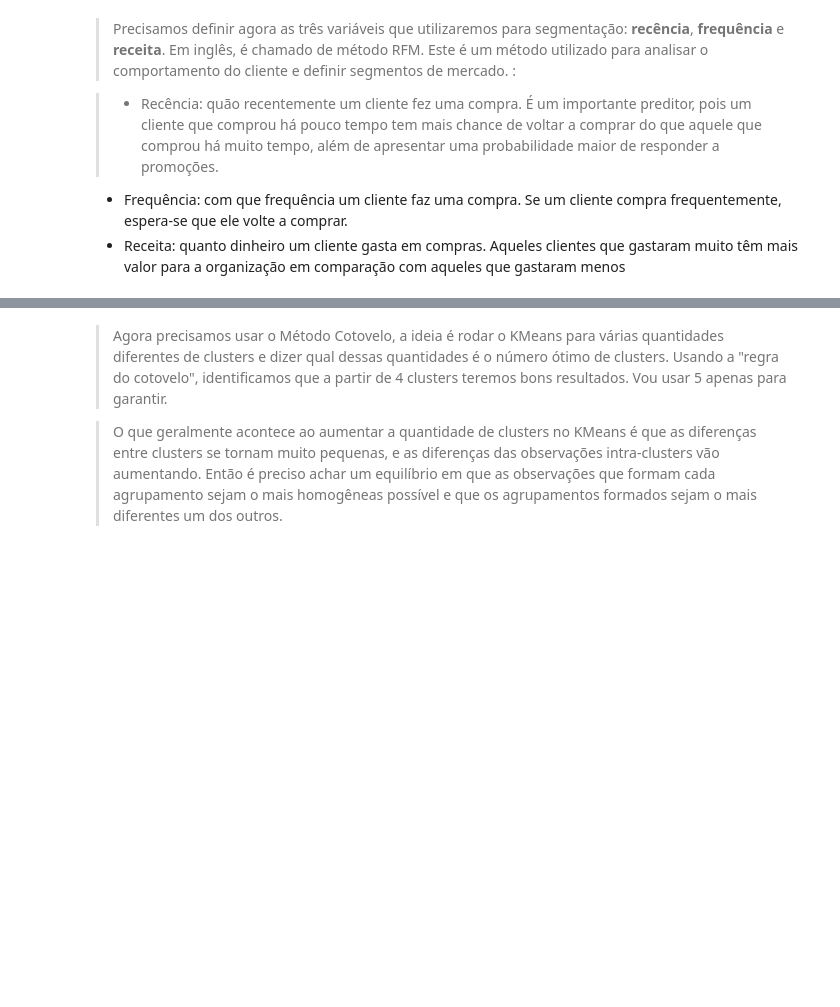
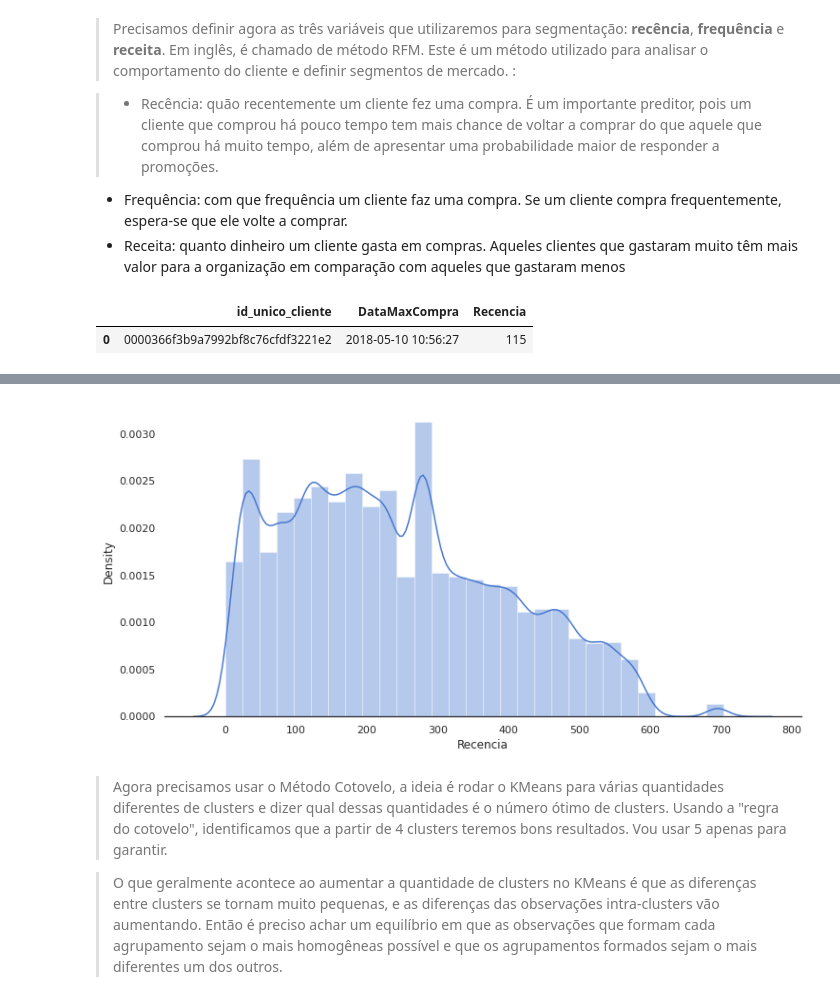
Before and after one commit to carlaolivei/Client-Segmentation, a Jupyter notebook: Clusterizacao-Segmentos.ipynb, the cells around one changed output, grey strips where cells are left out. Saved outputs shown, nothing was run; the diff lists cells and outputs as text; code cells hidden in the pictures; blank space fills up the shorter version.

```diff
--- a/Clusterizacao-Segmentos.ipynb
+++ b/Clusterizacao-Segmentos.ipynb
@@ -91,4 +111,11 @@ df_compra['DataMaxCompra']= pd.to_datetime(df_compra['DataMaxCompra'])
 > - Recência: quão recentemente um cliente fez uma compra. É um importante preditor, pois um cliente que comprou há pouco tempo tem mais chance de voltar a comprar do que aquele que comprou há muito tempo, além de apresentar uma probabilidade maior de responder a promoções.
 - Frequência: com que frequência um cliente faz uma compra.  Se um cliente compra frequentemente, espera-se que ele volte a comprar.
 - Receita: quanto dinheiro um cliente gasta em compras. Aqueles clientes que gastaram muito têm mais valor para a organização em comparação com aqueles que gastaram menos
+# %%
+#seleciona o ponto de observação como a data máxima de compra em nosso df e calculo quantos dias o cliente ficou sem fazer uma compra
+df_compra['Recencia'] = (df_compra['DataMaxCompra'].max() - df_compra['DataMaxCompra']).dt.days
+df_compra.head(1)
+# %% [output]
+|  | id_unico_cliente | DataMaxCompra | Recencia |
+| 0 | 0000366f3b9a7992bf8c76cfdf3221e2 | 2018-05-10 10:56:27 | 115 |
 # %%
@@ -108,12 +131,14 @@ df_usuario.head()
 | 4 | 23397e992b09769faf5e66f9e171a241 | 6bc8d08963a135220ed6c6d098831f84 | 2018-02-03 19:45:40 | 1 | 106.99 | 211 |
 # %%
 # plotando a distribuição da feature continua que acabamos de identificar
-#def dist(dados):
-#    sns.set(palette='muted', color_codes=True, style='white')
-#    fig, ax = plt.subplots(figsize=(12, 6))
-#    sns.despine(left=True)
-#    sns.distplot(dados, bins=30)
-#    plt.show()
+def grafico_distribuicao(dataframe):
+    sns.set(palette='muted', color_codes=True, style='white')
+    fig, ax = plt.subplots(figsize=(12, 6))
+    sns.despine(left=True)
+    sns.distplot(dataframe, bins=30)
+    plt.show()
 # %%
-#dist(df_usuario['Recencia'])
+grafico_distribuicao(df_usuario['Recencia'])
+# %% [output]
+[figure, added]
 # %%
```
Also changed, not shown: parts of 12 cells of this notebook.
